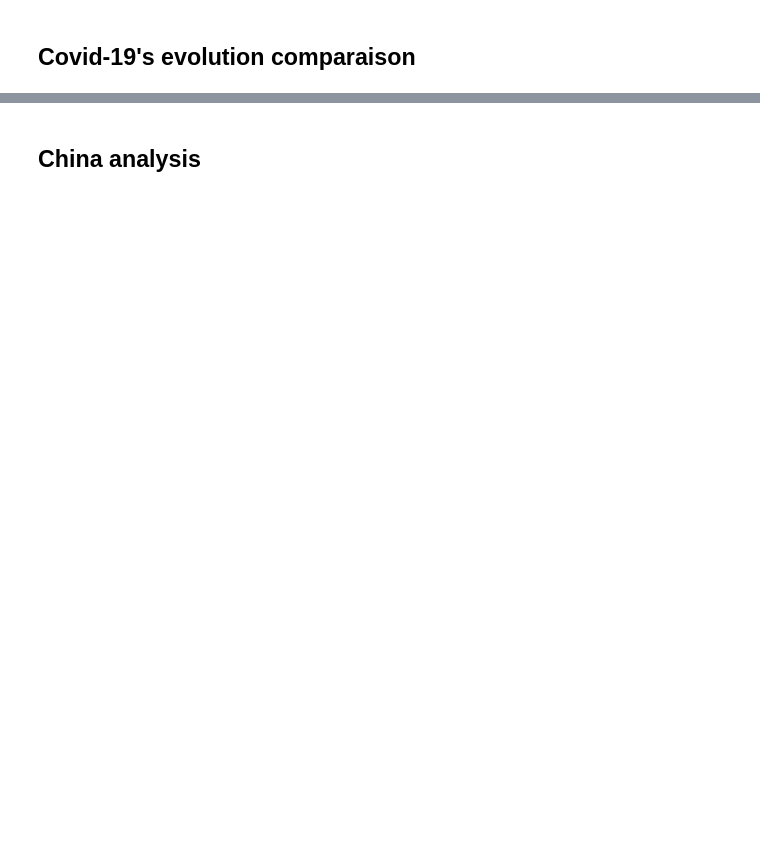
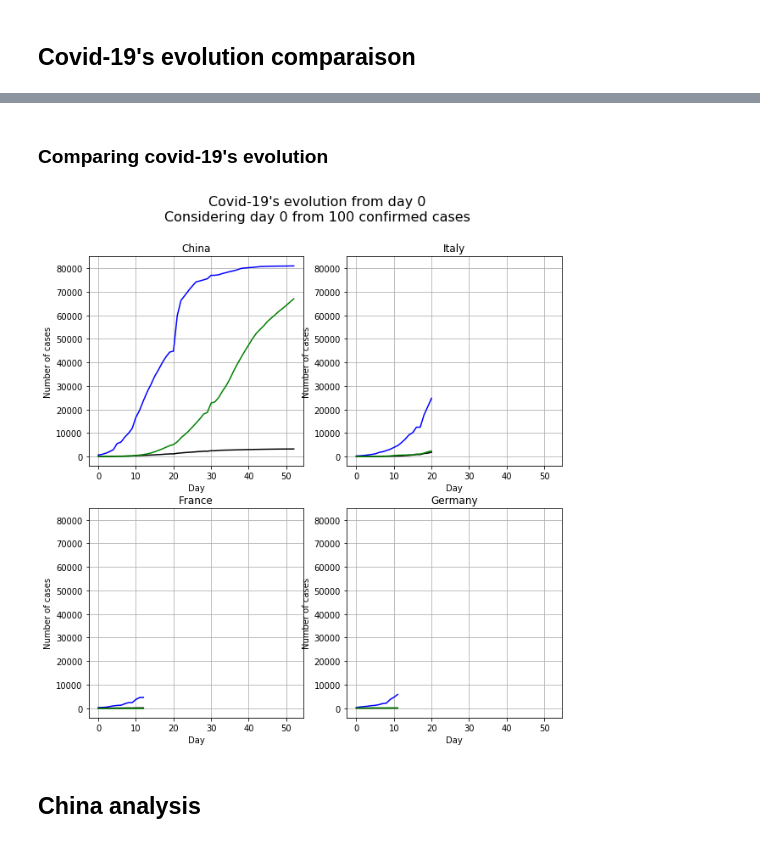
Before and after one commit to NicolasLacroix/data-representation, a Jupyter notebook: notebooks/covid19/spreading.ipynb, the cells around one changed output, grey strips where cells are left out. Cells and saved outputs as stored; diff of their text form; code cells hidden in the pictures; blank space fills up the shorter version.

Commit message:
Covid-19's evolution update + plotting improvements

```diff
--- a/notebooks/covid19/spreading.ipynb
+++ b/notebooks/covid19/spreading.ipynb
@@ -93,3 +74,16 @@ plt.show()
+# %% [markdown]
+### Comparing covid-19's evolution
+# %%
+countries = ['China', 'Italy', 'France', 'Germany']
+
+threshold = 100 # 100 confirmed cases for a more significant plotting
+dicts = {country: getDataFromDayZero(country, datasets, threshold=threshold) for country in countries}
+
+fig, axs = showCountryData(dicts, day_zero=True)
+fig.suptitle(f'Covid-19\'s evolution from day 0\nConsidering day 0 from {threshold} confirmed cases', fontsize=16)
+plt.show()
+# %% [output]
+[figure, added]
 # %% [markdown]
 ## China analysis
 # %%
```
Also changed, not shown: parts of 8 cells of this notebook, 1 other file.
